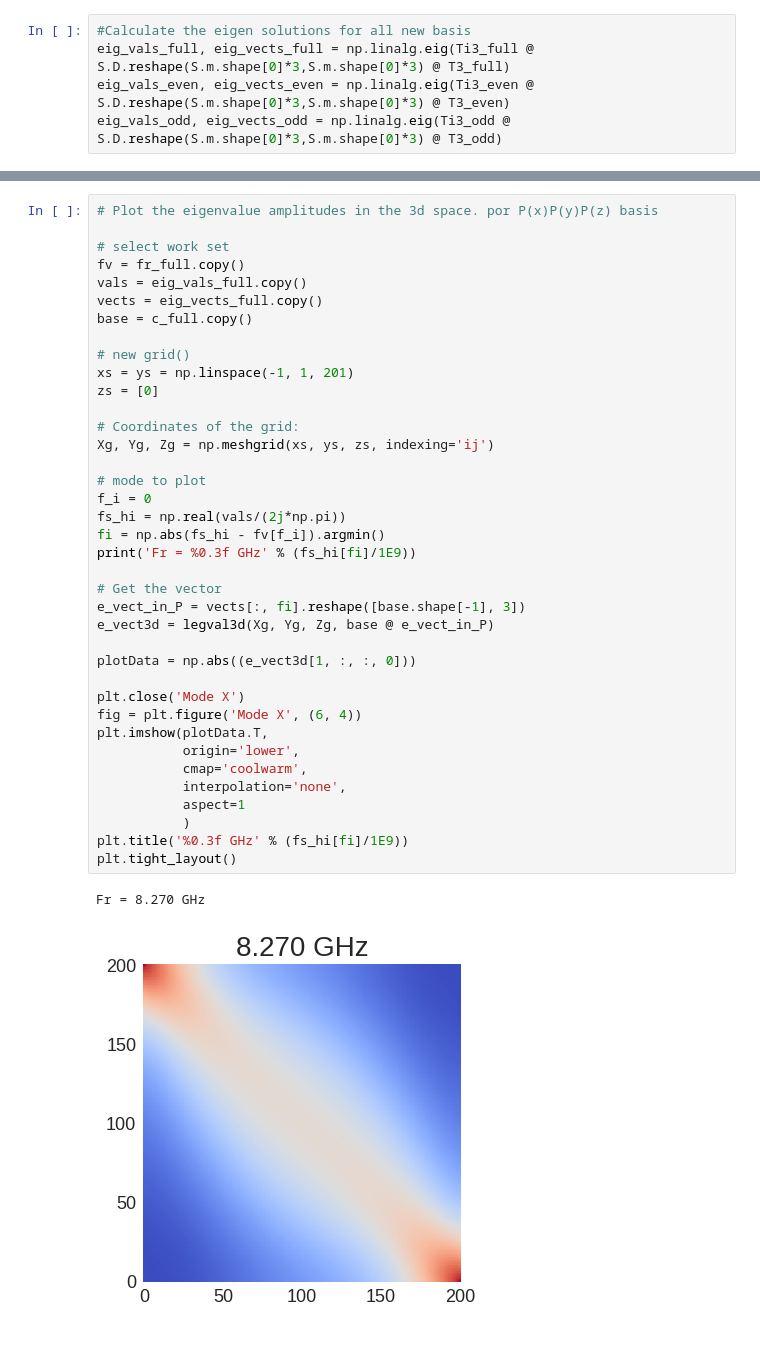
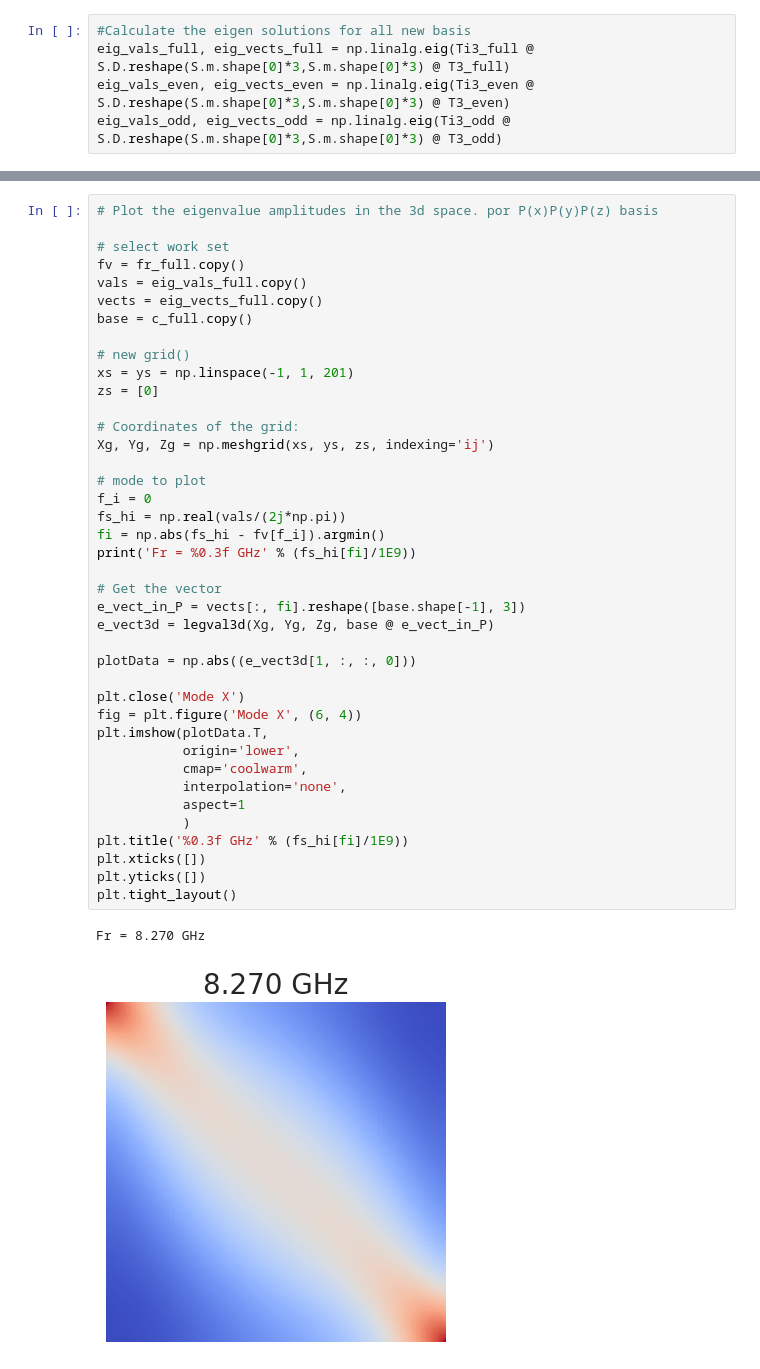
Before and after one commit to LMAG-CBPF/Dymas, a Jupyter notebook: Examples/FMR_Problem.ipynb, the cells around one changed output, grey strips where cells are left out. Drawn from its saved outputs; the diff is of its cells as text.

```diff
--- a/Examples/FMR_Problem.ipynb
+++ b/Examples/FMR_Problem.ipynb
@@ -248,31 +248,33 @@ base = c_full.copy()
 xs = ys = np.linspace(-1, 1, 201)
 zs = [0]
 
 # Coordinates of the grid:
 Xg, Yg, Zg = np.meshgrid(xs, ys, zs, indexing='ij')
 
 # mode to plot
 f_i = 0
 fs_hi = np.real(vals/(2j*np.pi))
 fi = np.abs(fs_hi - fv[f_i]).argmin()
 print('Fr = %0.3f GHz' % (fs_hi[fi]/1E9))
 
 # Get the vector
 e_vect_in_P = vects[:, fi].reshape([base.shape[-1], 3])
 e_vect3d = legval3d(Xg, Yg, Zg, base @ e_vect_in_P)
 
 plotData = np.abs((e_vect3d[1, :, :, 0]))
 
 plt.close('Mode X')
 fig = plt.figure('Mode X', (6, 4))
 plt.imshow(plotData.T,
            origin='lower',
            cmap='coolwarm',
            interpolation='none',
            aspect=1
            )
 plt.title('%0.3f GHz' % (fs_hi[fi]/1E9))
+plt.xticks([])
+plt.yticks([])
 plt.tight_layout()
 # %% [output]
 Fr = 8.270 GHz
-[figure, old version]
+[figure, new version]
```
Also changed, not shown: parts of 1 cell of this notebook.
